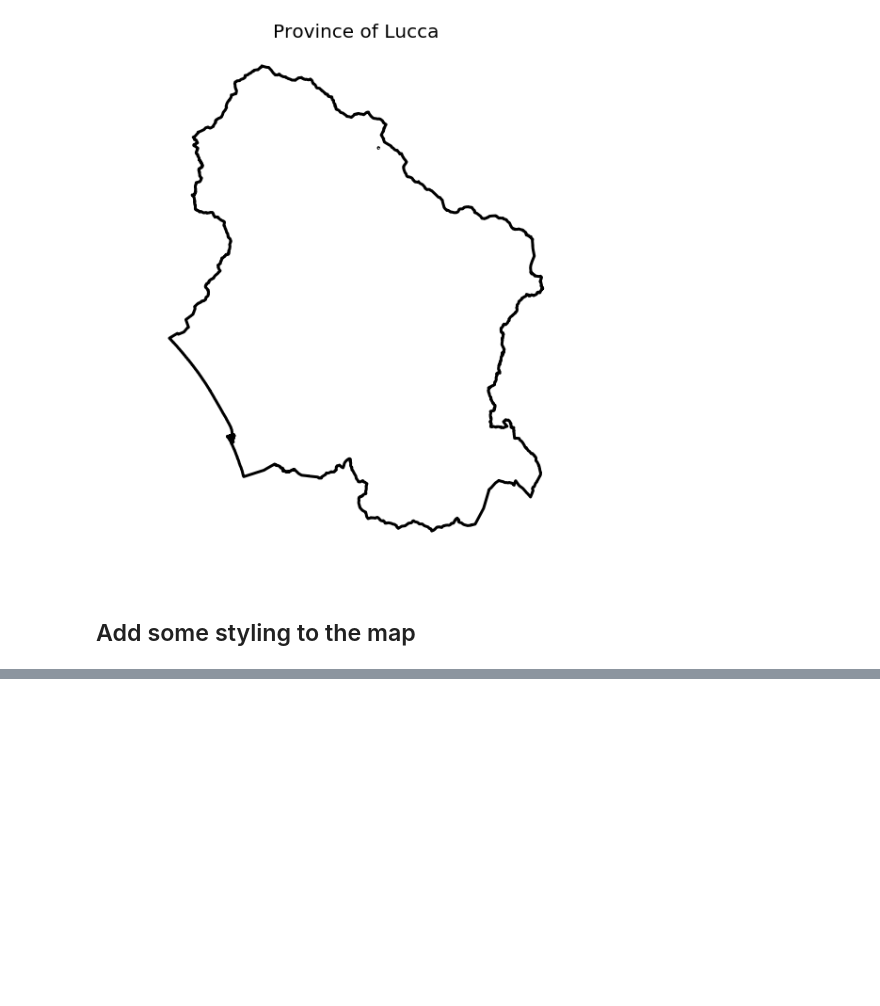
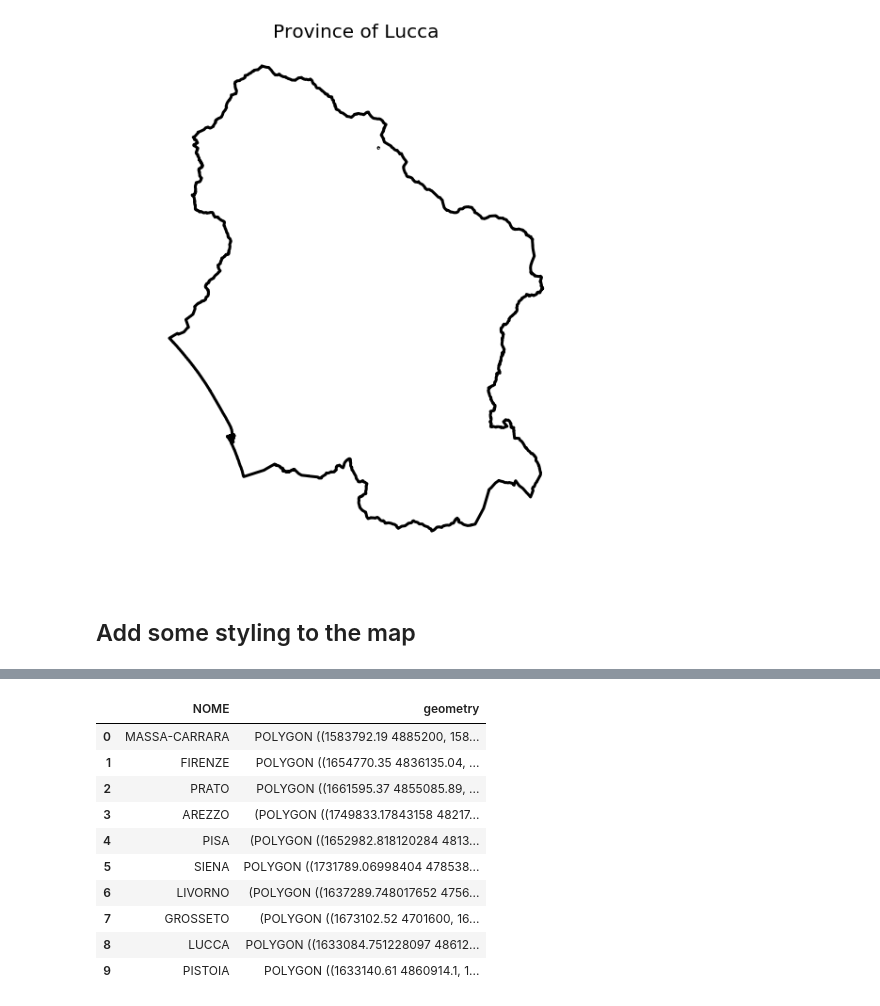
Before and after one commit to jackdbd/aree-protette, a Jupyter notebook: aree-protette.ipynb, the cells around one changed output, grey strips where cells are left out. Saved outputs shown, nothing was run; the diff lists cells and outputs as text; code cells hidden in the pictures; blank space fills up the shorter version.

```diff
--- a/aree-protette.ipynb
+++ b/aree-protette.ipynb
@@ -136,0 +160,16 @@ ax.set_title('Province of Lucca', fontsize=20);
+# %%
+tuscany = gdf[gdf.NOME != 'MODENA'].reset_index(drop=True)\
+                                   .drop(columns=['CODPROV', 'SIGLA', 'AREA', 'PERIMETER'])
+tuscany
+# %% [output]
+|  | NOME | geometry |
+| 0 | MASSA-CARRARA | POLYGON ((1583792.19 4885200, 158... |
+| 1 | FIRENZE | POLYGON ((1654770.35 4836135.04, ... |
+| 2 | PRATO | POLYGON ((1661595.37 4855085.89, ... |
+| 3 | AREZZO | (POLYGON ((1749833.17843158 48217... |
+| 4 | PISA | (POLYGON ((1652982.818120284 4813... |
+| 5 | SIENA | POLYGON ((1731789.06998404 478538... |
+| 6 | LIVORNO | (POLYGON ((1637289.748017652 4756... |
+| 7 | GROSSETO | (POLYGON ((1673102.52 4701600, 16... |
+| 8 | LUCCA | POLYGON ((1633084.751228097 48612... |
+| 9 | PISTOIA | POLYGON ((1633140.61 4860914.1, 1... |
```
Also changed, not shown: parts of 31 cells of this notebook.
